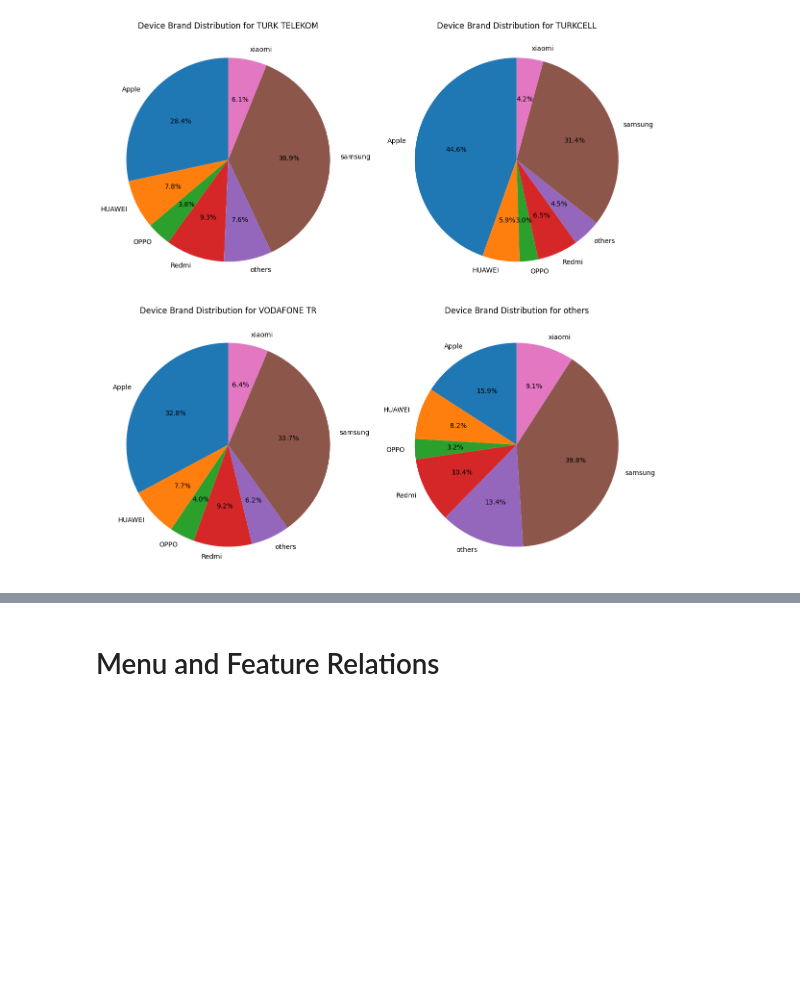
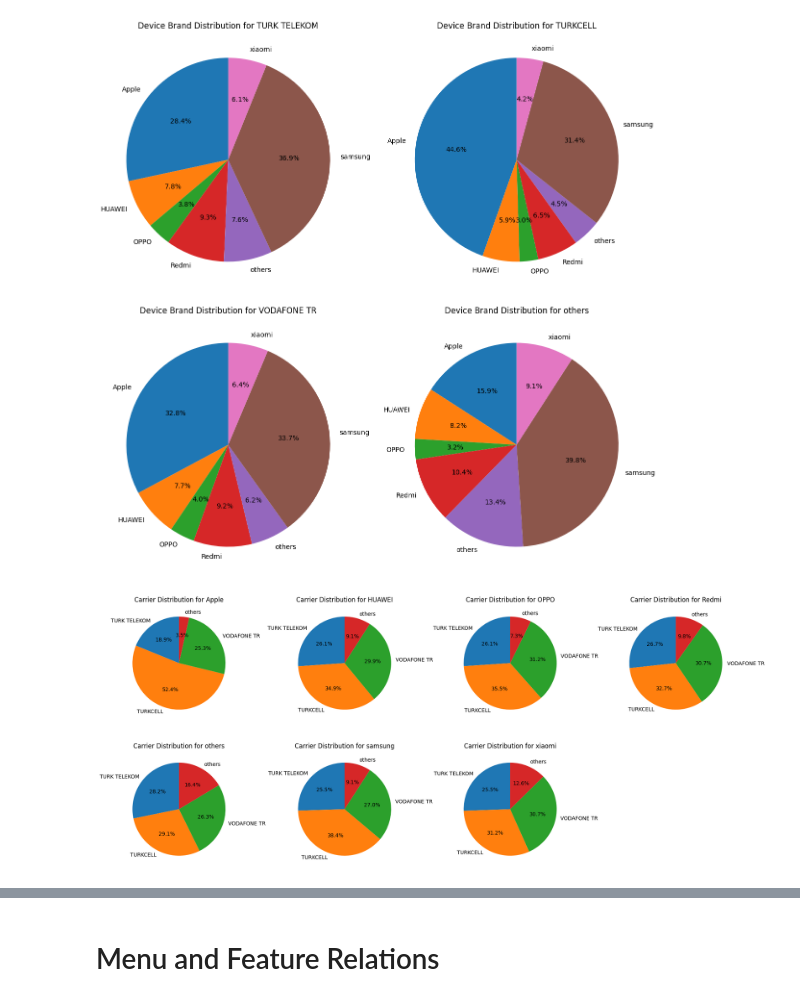
Before and after one commit to yuuIind/is-bankasi-ML-challenge-5, a Jupyter notebook: data_eda.ipynb, the cells around one changed output, grey strips where cells are left out. Cells and saved outputs as stored; diff of their text form; code cells hidden in the pictures; blank space fills up the shorter version.

```diff
--- a/data_eda.ipynb
+++ b/data_eda.ipynb
@@ -330,3 +330,30 @@ plt.tight_layout()
 plt.show()
 # %% [output]
 [figure]
+# %%
+grouped = train_df.groupby(['devicebrand', 'carrier']).size().reset_index(name='count')
+
+pivot = grouped.pivot(index='devicebrand', columns='carrier', values='count')
+
+device_brands = pivot.index
+carriers = pivot.columns
+
+num_device_brands = len(device_brands)
+num_rows = (num_device_brands - 1) // 4 + 1
+num_cols = min(num_device_brands, 4)
+
+fig, axes = plt.subplots(nrows=num_rows, ncols=num_cols, figsize=(18, 4*num_rows))
+
+for i, device_brand in enumerate(device_brands):
+    row = i // num_cols
+    col = i % num_cols
+    ax = axes[row, col]
+    ax.pie(pivot.loc[device_brand], labels=carriers, autopct='%1.1f%%', startangle=90)
+    ax.set_title(f'Carrier Distribution for {device_brand}')
+
+fig.delaxes(axes[num_rows-1, num_cols-1])
+
+plt.tight_layout()
+plt.show()
+# %% [output]
+[figure, added]
```
Also changed, not shown: parts of 10 cells of this notebook.
